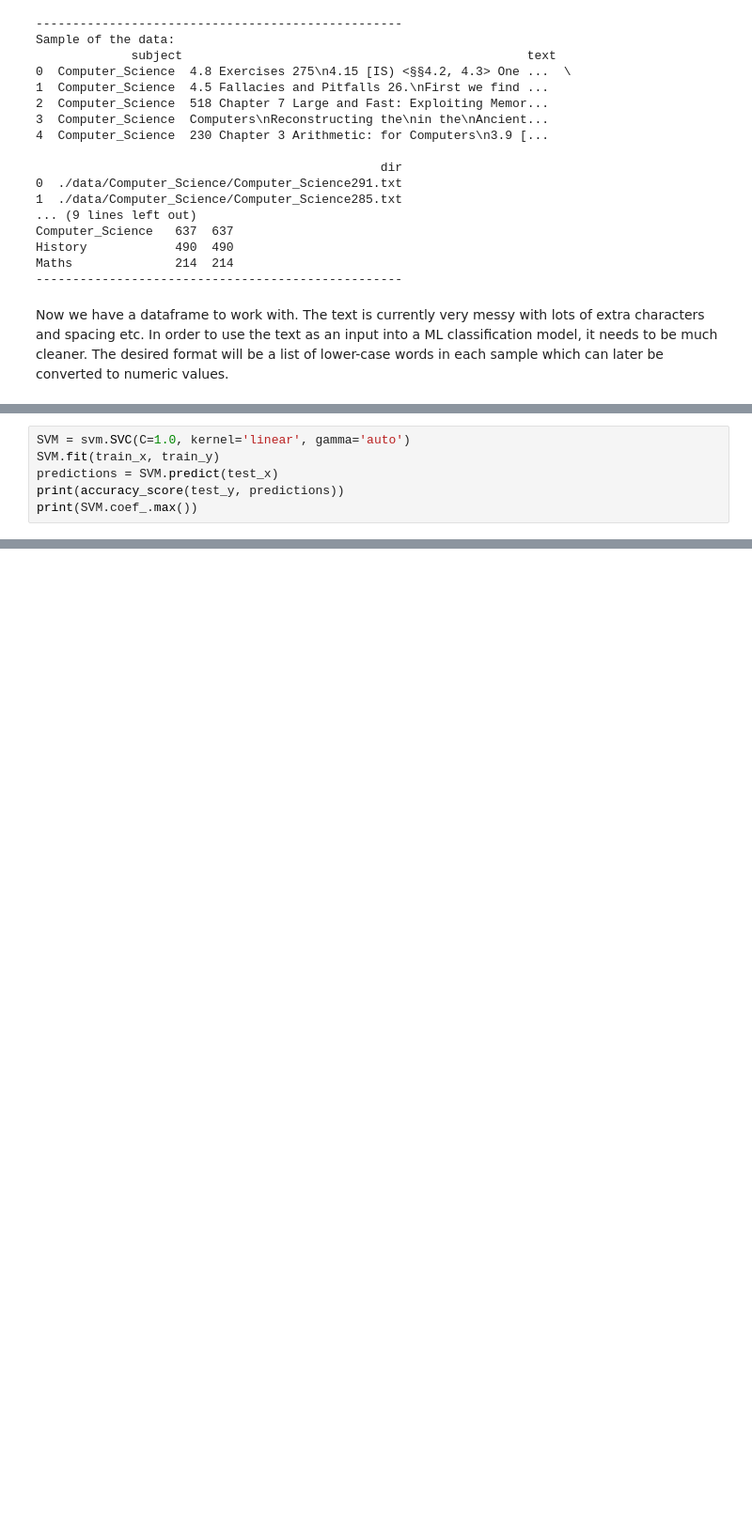
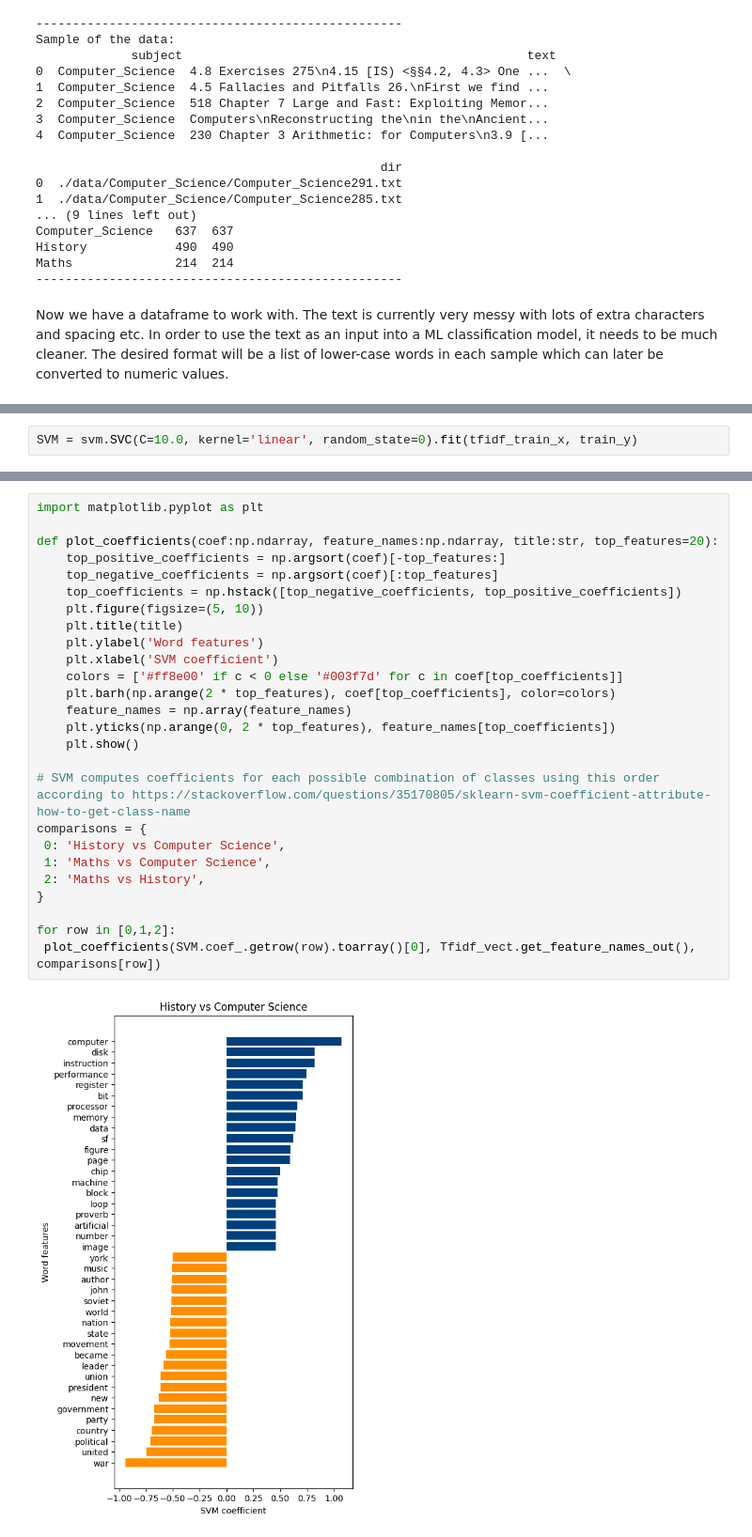
Before and after one commit to PierreRL/Textbook-NLP-Classification, a Jupyter notebook: classification.ipynb, the cells around one changed output, grey strips where cells are left out. Shown: that part at 94% size. Saved outputs shown, nothing was run; the diff lists cells and outputs as text; blank space fills up the shorter version.

Commit message:
Fixed svm and added feature names

```diff
--- a/classification.ipynb
+++ b/classification.ipynb
@@ -143,6 +150,2 @@ print(train_x.shape[1])
 # %%
-SVM = svm.SVC(C=1.0, kernel='linear', gamma='auto')
-SVM.fit(train_x, train_y)
-predictions = SVM.predict(test_x)
-print(accuracy_score(test_y, predictions))
-print(SVM.coef_.max())
+SVM = svm.SVC(C=10.0, kernel='linear', random_state=0).fit(tfidf_train_x, train_y)
@@ -151,0 +193,28 @@ ValueError: WRITEBACKIFCOPY base is read-only
+# %%
+import matplotlib.pyplot as plt
+
+def plot_coefficients(coef:np.ndarray, feature_names:np.ndarray, title:str, top_features=20):
+    top_positive_coefficients = np.argsort(coef)[-top_features:]
+    top_negative_coefficients = np.argsort(coef)[:top_features]
+    top_coefficients = np.hstack([top_negative_coefficients, top_positive_coefficients])
+    plt.figure(figsize=(5, 10))
+    plt.title(title)
+    plt.ylabel('Word features')
+    plt.xlabel('SVM coefficient')
+    colors = ['#ff8e00' if c < 0 else '#003f7d' for c in coef[top_coefficients]]
+    plt.barh(np.arange(2 * top_features), coef[top_coefficients], color=colors)
+    feature_names = np.array(feature_names)
+    plt.yticks(np.arange(0, 2 * top_features), feature_names[top_coefficients])
+    plt.show()
+
+# SVM computes coefficients for each possible combination of classes using this order according to https://stackoverflow.com/questions/35170805/sklearn-svm-coefficient-attribute-how-to-get-class-name
+comparisons = {
+ 0: 'History vs Computer Science',
+ 1: 'Maths vs Computer Science',
+ 2: 'Maths vs History',
+}
+
+for row in [0,1,2]:
+ plot_coefficients(SVM.coef_.getrow(row).toarray()[0], Tfidf_vect.get_feature_names_out(), comparisons[row])
+# %% [output]
+[figure, added]
```
Also changed, not shown: parts of 13 cells of this notebook, 1 other file.
